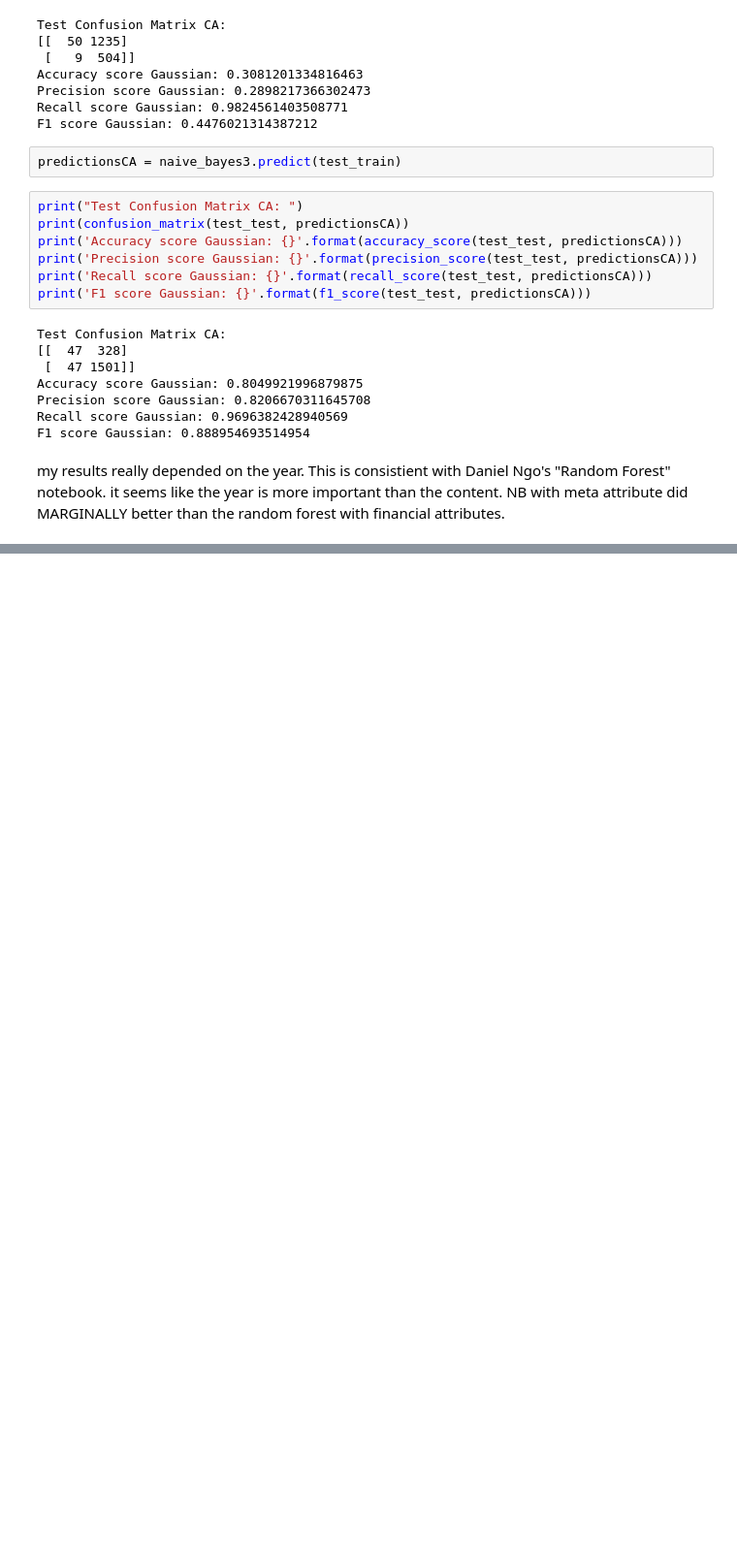
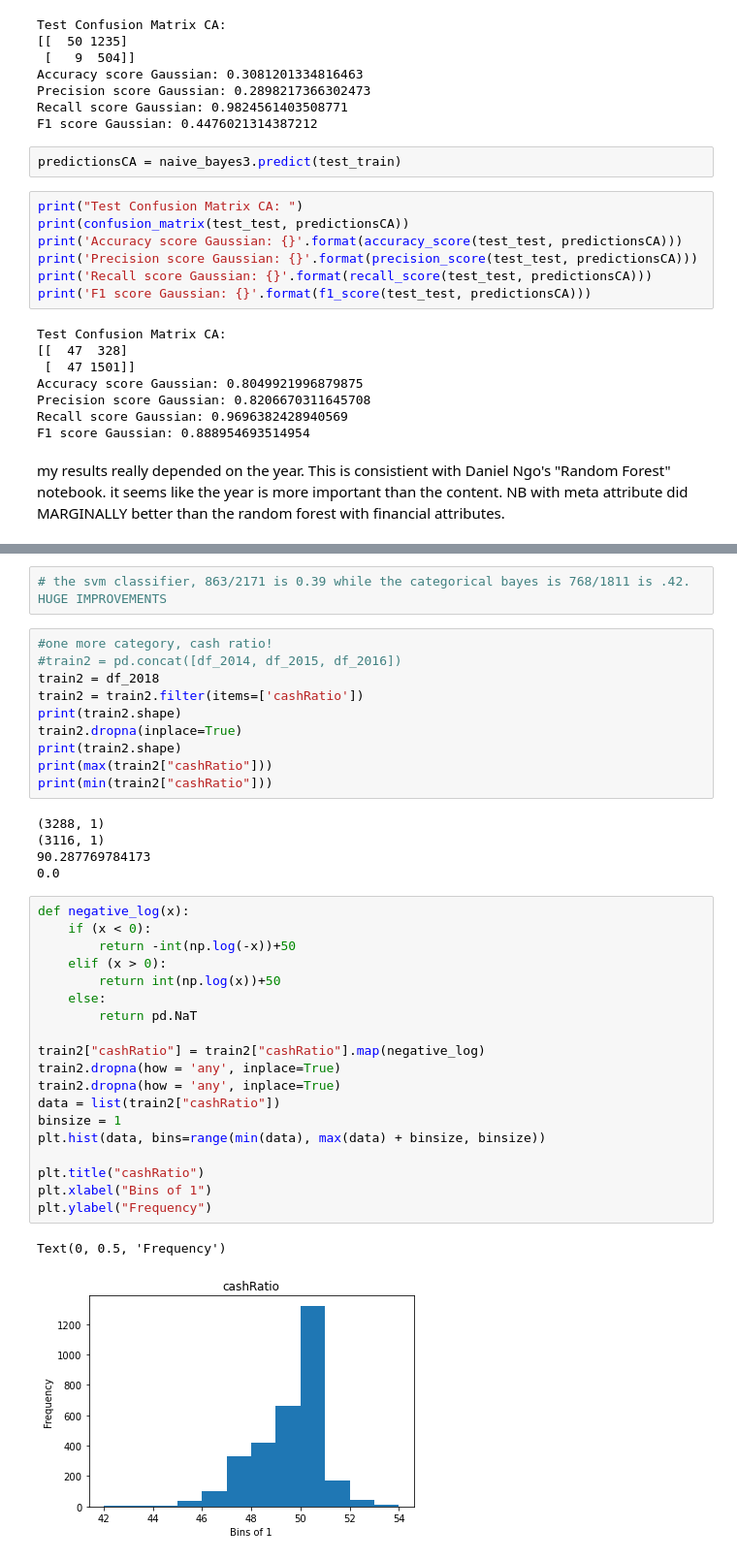
Before and after one commit to DanielNgo207/DataMiningS21, a Jupyter notebook: Bayes.ipynb, the cells around one changed output, grey strips where cells are left out. Shown: that part at 97% size. Drawn from its saved outputs; the diff is of its cells as text; blank space fills up the shorter version.

```diff
--- a/Bayes.ipynb
+++ b/Bayes.ipynb
@@ -283,0 +412,39 @@ it seems like the year is more important than the content. NB with meta attribut
+# %%
+# the svm classifier, 863/2171 is 0.39 while the categorical bayes is 768/1811 is .42. HUGE IMPROVEMENTS
+# %%
+#one more category, cash ratio!
+#train2 = pd.concat([df_2014, df_2015, df_2016])
+train2 = df_2018
+train2 = train2.filter(items=['cashRatio'])
+print(train2.shape)
+train2.dropna(inplace=True)
+print(train2.shape)
+print(max(train2["cashRatio"]))
+print(min(train2["cashRatio"]))
+# %% [output]
+(3288, 1)
+(3116, 1)
+90.287769784173
+0.0
+# %%
+def negative_log(x):
+    if (x < 0):
+        return -int(np.log(-x))+50
+    elif (x > 0):
+        return int(np.log(x))+50
+    else:
+        return pd.NaT
+
+train2["cashRatio"] = train2["cashRatio"].map(negative_log)
+train2.dropna(how = 'any', inplace=True)
+train2.dropna(how = 'any', inplace=True)
+data = list(train2["cashRatio"])
+binsize = 1
+plt.hist(data, bins=range(min(data), max(data) + binsize, binsize))
+
+plt.title("cashRatio")
+plt.xlabel("Bins of 1")
+plt.ylabel("Frequency")
+# %% [output]
+Text(0, 0.5, 'Frequency')
+[figure, added]
```
Also changed, not shown: parts of 10 cells of this notebook, 1 other file.
